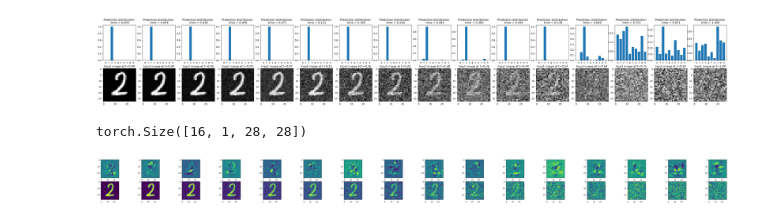
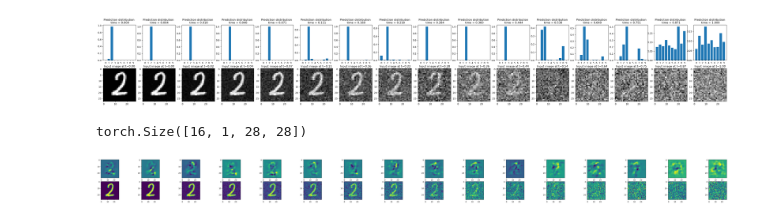
Before and after one commit to cgymmy/LearnDiffusion, a Jupyter notebook: Code/Classifier.ipynb, the cells around one changed output. Drawn from its saved outputs; the diff is of its cells as text; code cells hidden in the pictures.

```diff
--- a/Code/Classifier.ipynb
+++ b/Code/Classifier.ipynb
@@ -52,31 +48,31 @@ class MNISTClassifier(nn.Module):
 def train_diffused_classifier(model, sde: utils.ItoSDE, dataloader: DataLoader, optimizer, device, n_epochs: int, print_every: int, scheduler: LRScheduler = None):
 
     model.train()
-    model = model.to(DEVICE)
+    model = model.to(device)
     running_loss_list = []
     lr_list = []
 
     for epoch in range(n_epochs):
         print(f"Epoch: {epoch}")
         running_loss = 0.0
-        for idx, (x_inp,target) in enumerate(dataloader):
+        for idx, (x_inp, target) in enumerate(dataloader):
 
             #Zero gradients:
             optimizer.zero_grad()
 
             #Run forward samples:
-            X_t,noise,score,time = sde.run_forward_random_time(x_inp)
+            X_t, noise, score, time = sde.run_forward_random_time(x_inp)
 
             #Send to device:
-            X_t = X_t.to(DEVICE)
-            noise = noise.to(DEVICE)
-            time = time.to(DEVICE)
+            X_t = X_t.to(device)
+            noise = noise.to(device)
+            time = time.to(device)
 
             #Predict score:
             model_pred = model(X_t,time)
 
             #ONLY THIS LINE CHANGED TO BEFORE: we train the model to minimize the negative log-likelihood:
-            loss = F.nll_loss(model_pred, target.to(DEVICE))
+            loss = F.nll_loss(model_pred, target.to(device))
 
             #Optimize:
             loss.backward()
@@ -112,53 +108,55 @@ if RETRAIN:
     optimizer = torch.optim.AdamW(classifier.parameters(),lr=LEARNING_RATE, weight_decay=WEIGHT_DECAY,maximize=False)
     scheduler=torch.optim.lr_scheduler.OneCycleLR(optimizer,LEARNING_RATE,total_steps=N_EPOCHS*len(trainloader),pct_start=0.25,anneal_strategy='cos')
     classifier,running_loss_list = train_diffused_classifier(classifier, sde, trainloader, optimizer=optimizer, scheduler=scheduler, device=DEVICE, n_epochs=N_EPOCHS, print_every=100)
-    torch.save(classifier.state_dict(),"mnist_diffusion_classifier.ckpt")
+    torch.save(classifier.state_dict(),"./models/mnist_diffusion_classifier.ckpt")
 
 else:
-    classifier_state_dict = torch.load("mnist_diffusion_classifier.ckpt")
+    classifier_state_dict = torch.load("./models/mnist_diffusion_classifier.ckpt")
     classifier.load_state_dict(classifier_state_dict)
     classifier = classifier.to(DEVICE)
+# %%
+n_grid_points = 16
+time_vec = torch.linspace(0, 1, n_grid_points)**2
+X_0, Y = trainset[23410]
+X_0 = torch.stack([X_0.squeeze()] * n_grid_points)
+X_t, noise, score = sde.run_forward(X_0, time_vec)
+X_t = X_t.unsqueeze(1)
+results = np.exp(classifier(X_t.to(DEVICE), time_vec.to(DEVICE)).cpu().detach().numpy())
 # %%
-n_grid_points = 16
-time_vec = torch.linspace(0,1,n_grid_points)**2
-X_0, Y = trainset.__getitem__(23410)
-X_0 = torch.stack([X_0.unsqueeze(0).squeeze()]*n_grid_points)
-X_t, noise, score = sde.run_forward(X_0,time_vec)
-X_t = X_t.unsqueeze(1)
-
-results = np.exp(classifier(X_t.to(DEVICE),time_vec.to(DEVICE)).cpu().detach().numpy())
-fig, axs = plt.subplots(2, len(results),figsize=(3*len(results),6))
+fig, axs = plt.subplots(2, len(results), figsize=(3*len(results), 6))
+classes_by_index  = np.arange(0,10).astype('str')
 for idx in range(len(results)):
-    axs[0,idx].set_title(f"Prediction distribution \n time = {time_vec[idx]:.3f}")
+    axs[0, idx].set_title(f"Prediction distribution \n time = {time_vec[idx]:.3f}")
     axs[0, idx].bar(x=classes_by_index, height=results[idx])
     axs[1, idx].set_title(f"Input image at t={time_vec[idx]:.2f}")
     axs[1, idx].imshow(X_t[idx].squeeze(), cmap='grey')
 # %% [output]
-[figure, old version]
+[figure, new version]
 # %%
 def get_classifier_gradient(x: torch.Tensor, t: torch.Tensor, target: int, scale_factor: float = 8.0):
     classifier.zero_grad()
     x = torch.nn.Parameter(x.to(DEVICE), requires_grad=True)
     t = t.to(DEVICE)
-    output = classifier(x,t)
+    output = classifier(x, t)
     output[:, target].sum().backward()
-    return scale_factor*x.grad.detach()
+    return scale_factor * x.grad.detach()
 
 
 X_0, Y = trainset[23410]
-X_0 = torch.stack([X_0.unsqueeze(0).squeeze()]*n_grid_points)
+X_0 = torch.stack([X_0.squeeze()] * n_grid_points)
 X_t, noise, score = sde.run_forward(X_0, time_vec)
 X_t = X_t.unsqueeze(1)
-print(X_t.shape)
-
-fig, axs = plt.subplots(2,16,figsize=(16*4,4))
-for idx in range(16):
-    gradient = get_classifier_gradient(X_t[idx].unsqueeze(0), torch.tensor([0.05]), Y)
-    axs[0,idx].imshow(gradient.detach().cpu().numpy().squeeze())
-    axs[1,idx].imshow(X_t[idx].squeeze())
+gradient = get_classifier_gradient(X_t, time_vec, Y, 10)
+print(gradient.shape)
 # %% [output]
 torch.Size([16, 1, 28, 28])
-[figure, removed]
+# %%
+fig, axs = plt.subplots(2, 16, figsize=(16*4,4))
+for idx in range(16):
+    axs[0,idx].imshow(gradient[idx].detach().cpu().numpy().squeeze())
+    axs[1,idx].imshow(X_t[idx].squeeze())
+# %% [output]
+[figure, added]
 # %%
 def load_mnist_model():
     model = utils.Unet(base_dim=28, in_channels=1, out_channels=1, time_embedding_dim=256, timesteps=100, dim_mults=[2, 4], temp=100.0)
```
Also changed, not shown: parts of 5 cells of this notebook, 11 other files.
